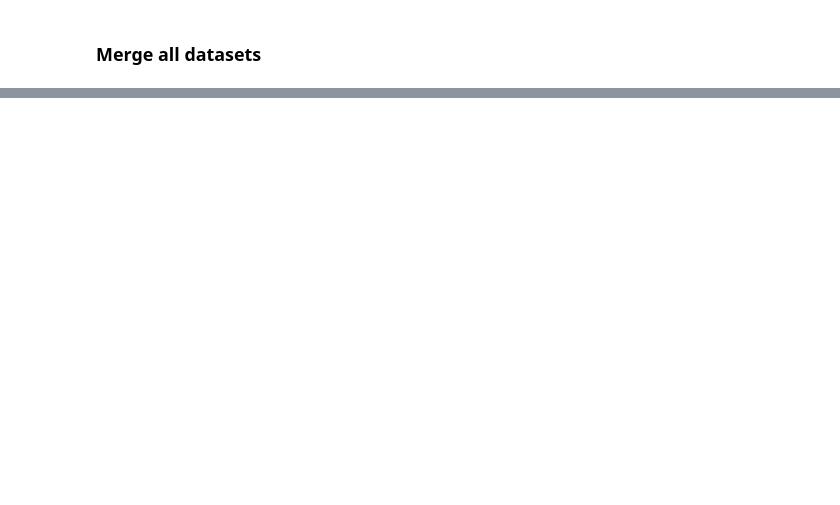
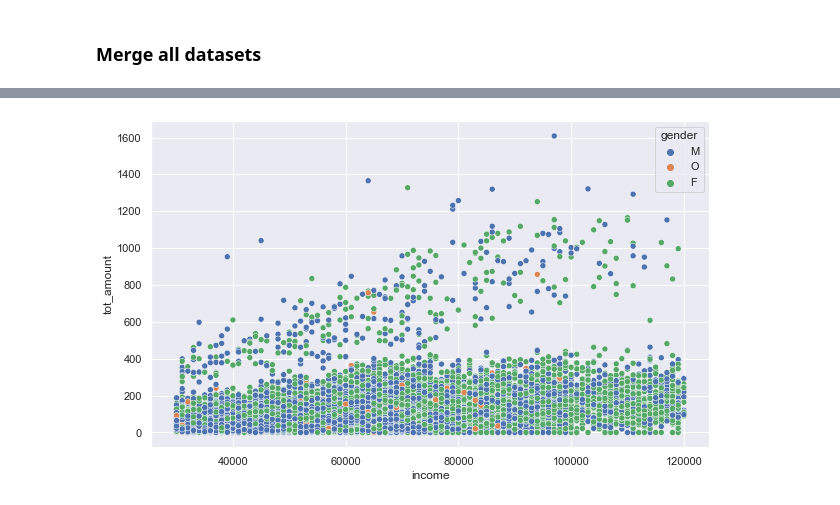
Before and after one commit to Sarmilan-Siva/starbucks-capstone-challenge, a Jupyter notebook: Starbucks_Capstone_notebook.ipynb, the cells around one changed output, grey strips where cells are left out. Cells and saved outputs as stored; diff of their text form; code cells hidden in the pictures; blank space fills up the shorter version.

```diff
--- a/Starbucks_Capstone_notebook.ipynb
+++ b/Starbucks_Capstone_notebook.ipynb
@@ -229,0 +324,7 @@ df_transall =   df_tsall.replace({'offer_id' : offer_names})
+# %%
+sns.set(style="darkgrid")
+plt.figure(figsize=(10, 6))
+sns.scatterplot(data=df_ind_amount, x="income", y="tot_amount", hue="gender")
+plt.show()
+# %% [output]
+[figure, added]
```
Also changed, not shown: parts of 59 cells of this notebook, 2 other files.
